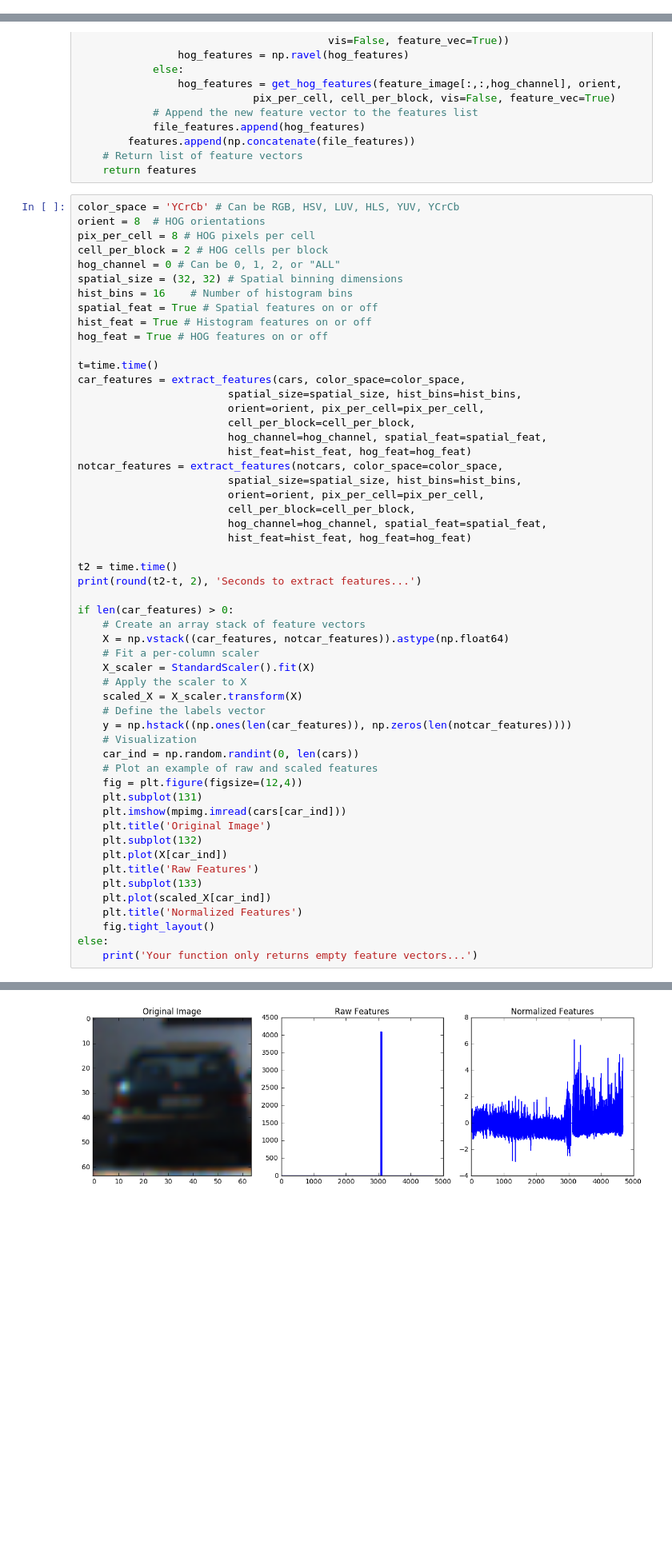
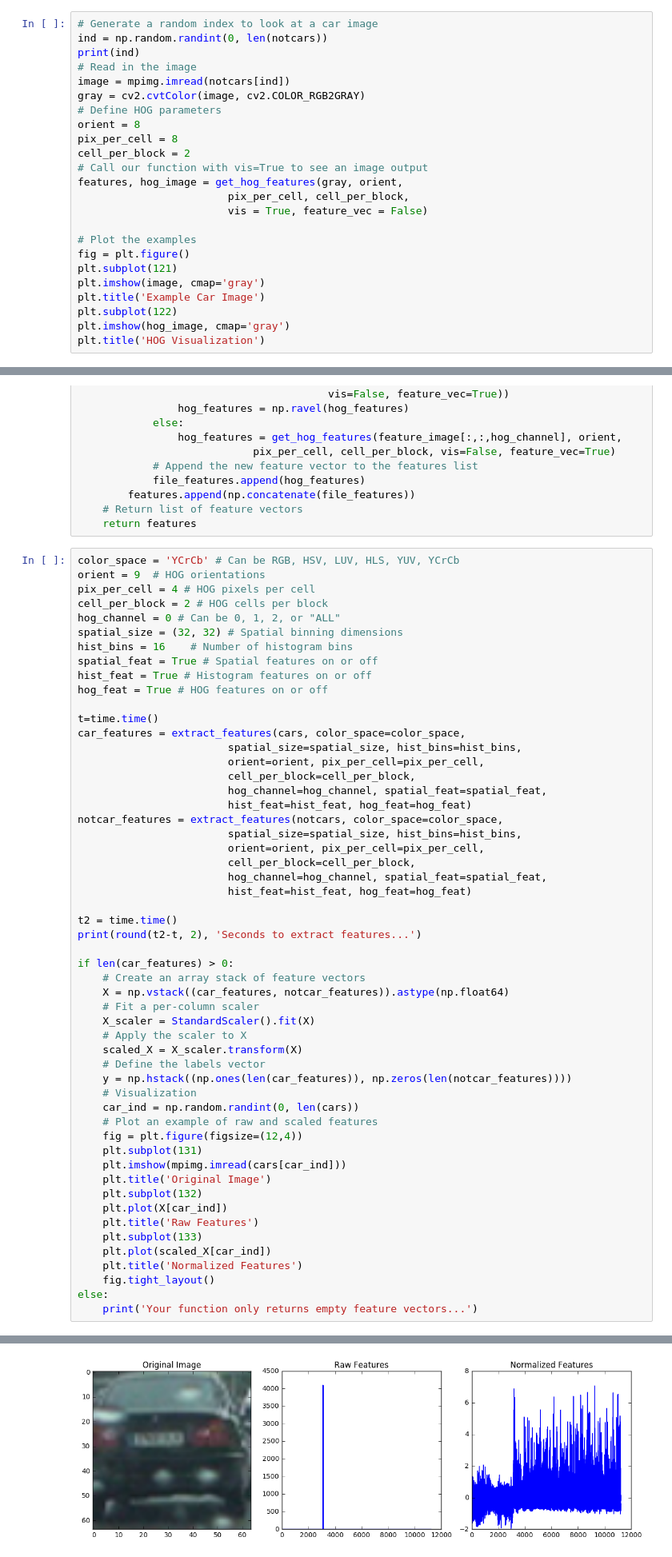
Before and after one commit to yasenh/self-driving-car-ND, a Jupyter notebook: term1/project5-vehicle-detection/vehicle_tracking_and_detection.ipynb, the cells around one changed output, grey strips where cells are left out. Shown at 80% size. Cells and saved outputs as stored; diff of their text form; blank space fills up the shorter version.

```diff
--- a/term1/project5-vehicle-detection/vehicle_tracking_and_detection.ipynb
+++ b/term1/project5-vehicle-detection/vehicle_tracking_and_detection.ipynb
@@ -91,0 +95,24 @@ plt.title('HOG Visualization')
+# %%
+# Generate a random index to look at a car image
+ind = np.random.randint(0, len(notcars))
+print(ind)
+# Read in the image
+image = mpimg.imread(notcars[ind])
+gray = cv2.cvtColor(image, cv2.COLOR_RGB2GRAY)
+# Define HOG parameters
+orient = 8
+pix_per_cell = 8
+cell_per_block = 2
+# Call our function with vis=True to see an image output
+features, hog_image = get_hog_features(gray, orient,
+                        pix_per_cell, cell_per_block,
+                        vis = True, feature_vec = False)
+
+# Plot the examples
+fig = plt.figure()
+plt.subplot(121)
+plt.imshow(image, cmap='gray')
+plt.title('Example Car Image')
+plt.subplot(122)
+plt.imshow(hog_image, cmap='gray')
+plt.title('HOG Visualization')
@@ -143,8 +174,8 @@ def extract_features(imgs, color_space='RGB', spatial_size=(32, 32),
     return features
 # %%
 color_space = 'YCrCb' # Can be RGB, HSV, LUV, HLS, YUV, YCrCb
-orient = 8  # HOG orientations
-pix_per_cell = 8 # HOG pixels per cell
+orient = 9  # HOG orientations
+pix_per_cell = 4 # HOG pixels per cell
 cell_per_block = 2 # HOG cells per block
 hog_channel = 0 # Can be 0, 1, 2, or "ALL"
 spatial_size = (32, 32) # Spatial binning dimensions
@@ -200,4 +231,4 @@ else:
-[figure, old version]
+[figure, new version]
 # %%
 # Split up data into randomized training and test sets
 rand_state = np.random.randint(0, 100)
```
Also changed, not shown: parts of 16 cells of this notebook, 2 other files.
